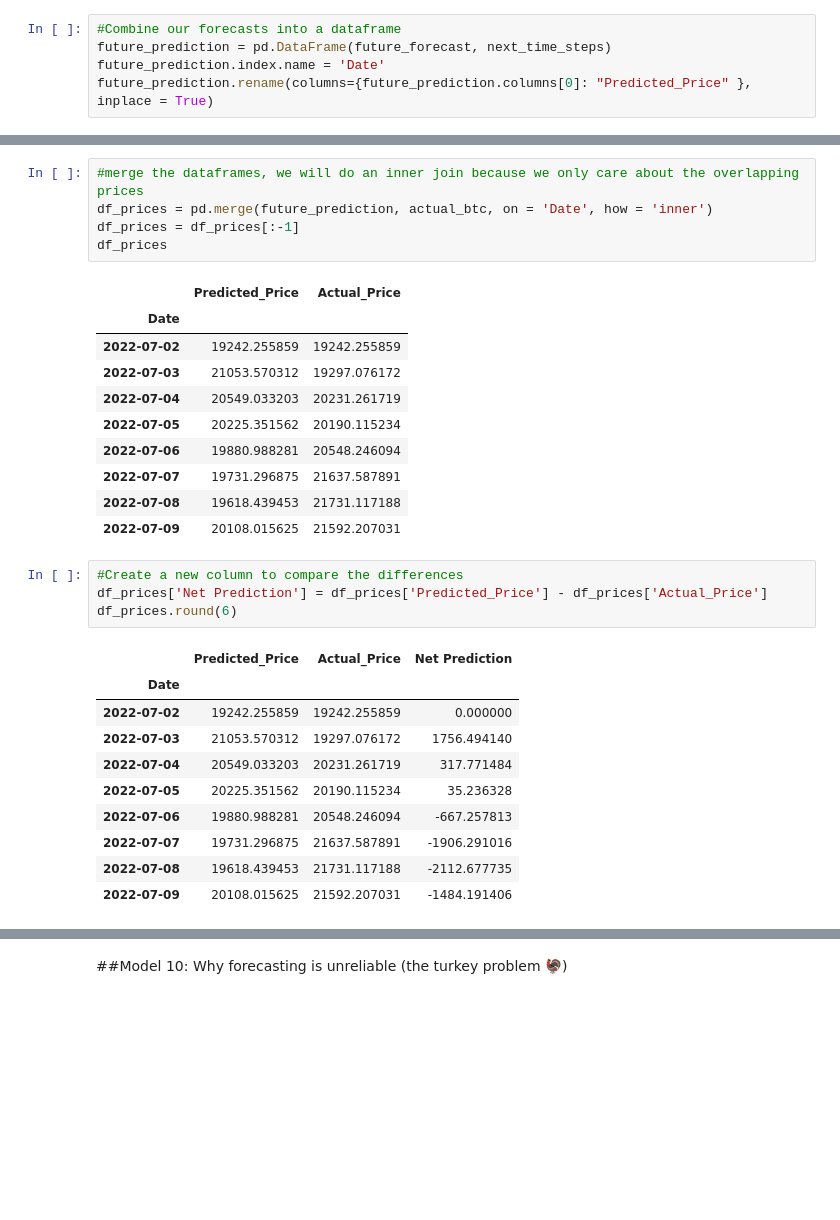
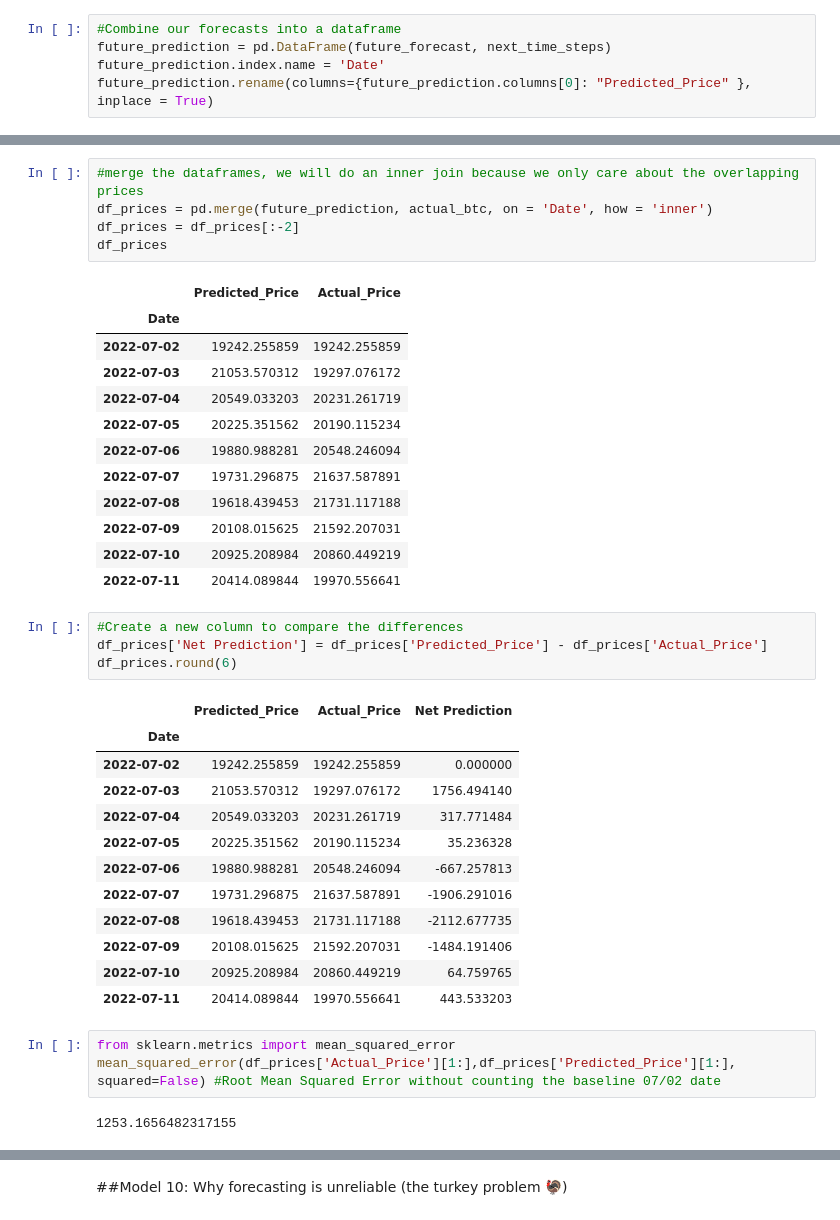
Before and after one commit to DataDoggo215/Predicting_BitcoinPrices, a Jupyter notebook: BitPredict_time_series_forecastng.ipynb, the cells around one changed output, grey strips where cells are left out. Saved outputs shown, nothing was run; the diff lists cells and outputs as text; blank space fills up the shorter version.

```diff
--- a/BitPredict_time_series_forecastng.ipynb
+++ b/BitPredict_time_series_forecastng.ipynb
@@ -2227,19 +2234,21 @@ future_prediction.head(8)
 # %%
 #merge the dataframes, we will do an inner join because we only care about the overlapping prices
 df_prices = pd.merge(future_prediction, actual_btc, on = 'Date', how = 'inner')
-df_prices = df_prices[:-1]
+df_prices = df_prices[:-2]
 df_prices
 # %% [output]
 |  | Predicted_Price | Actual_Price |
 | Date |  |  |
 | 2022-07-02 | 19242.255859 | 19242.255859 |
 | 2022-07-03 | 21053.570312 | 19297.076172 |
 | 2022-07-04 | 20549.033203 | 20231.261719 |
 | 2022-07-05 | 20225.351562 | 20190.115234 |
 | 2022-07-06 | 19880.988281 | 20548.246094 |
 | 2022-07-07 | 19731.296875 | 21637.587891 |
 | 2022-07-08 | 19618.439453 | 21731.117188 |
 | 2022-07-09 | 20108.015625 | 21592.207031 |
+| 2022-07-10 | 20925.208984 | 20860.449219 |
+| 2022-07-11 | 20414.089844 | 19970.556641 |
 # %%
 #Create a new column to compare the differences
 df_prices['Net Prediction'] = df_prices['Predicted_Price'] - df_prices['Actual_Price']
@@ -2255,4 +2264,11 @@ df_prices.round(6)
 | 2022-07-07 | 19731.296875 | 21637.587891 | -1906.291016 |
 | 2022-07-08 | 19618.439453 | 21731.117188 | -2112.677735 |
 | 2022-07-09 | 20108.015625 | 21592.207031 | -1484.191406 |
+| 2022-07-10 | 20925.208984 | 20860.449219 | 64.759765 |
+| 2022-07-11 | 20414.089844 | 19970.556641 | 443.533203 |
+# %%
+from sklearn.metrics import mean_squared_error
+mean_squared_error(df_prices['Actual_Price'][1:],df_prices['Predicted_Price'][1:],  squared=False) #Root Mean Squared Error without counting the baseline 07/02 date
+# %% [output]
+1253.1656482317155
 # %% [markdown]
```
Also changed, not shown: parts of 25 cells of this notebook.
